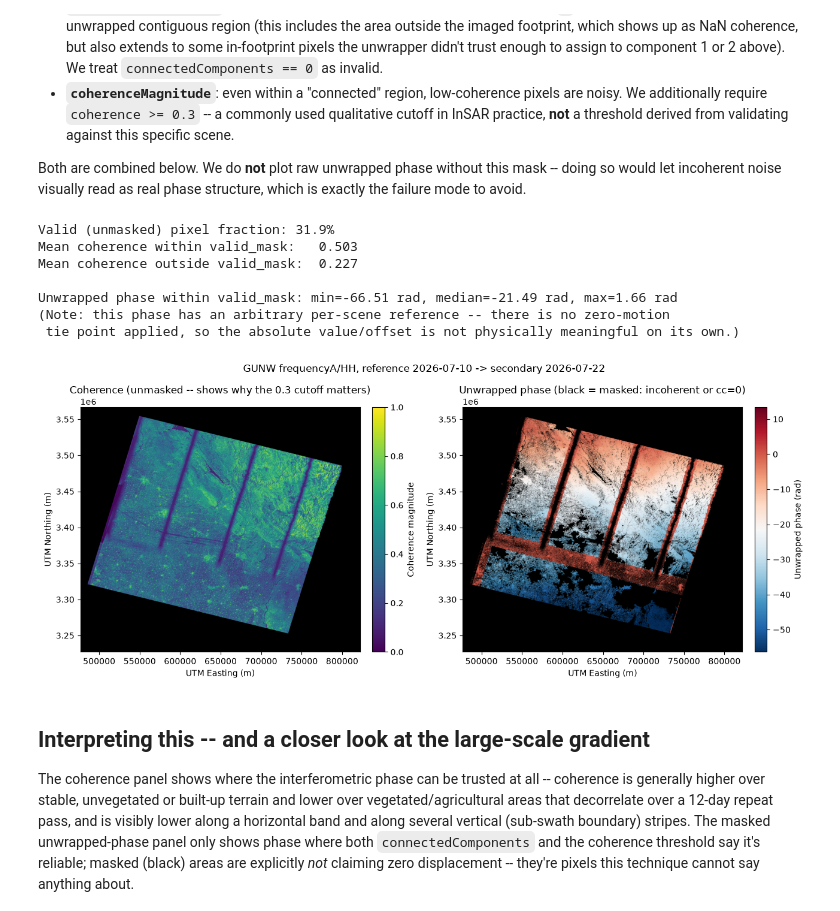
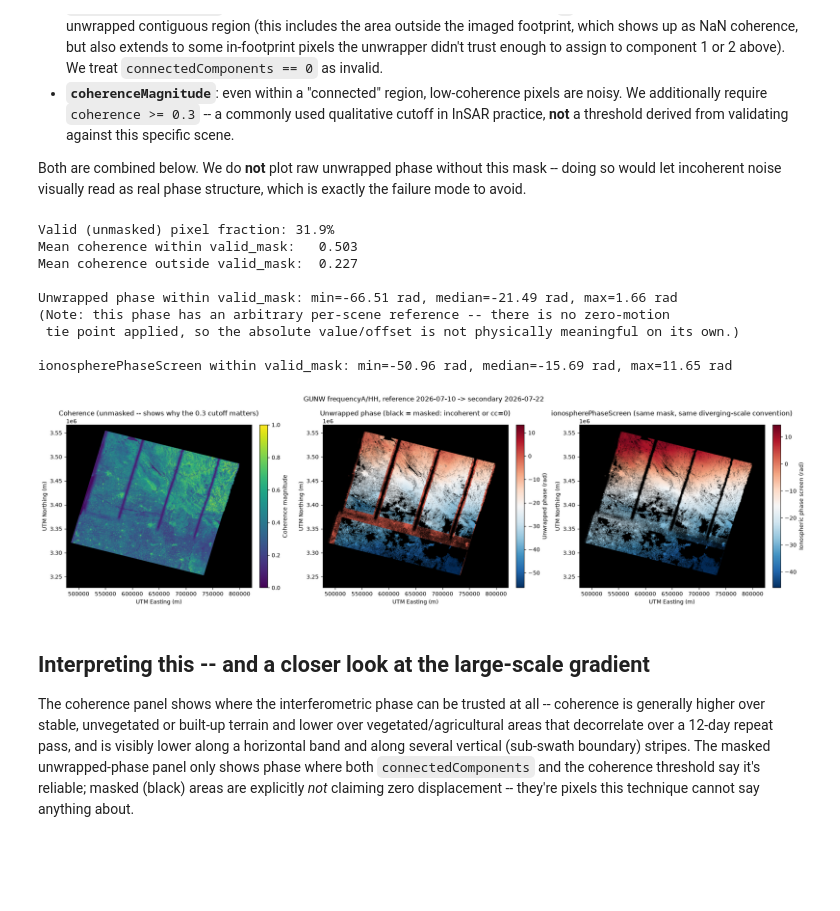
Before and after one commit to AnimeshChoudhury/NISAR_Tutorial, a Jupyter notebook: modules/04_insar_deformation_basics/notebook.ipynb, the cells around one changed output. Drawn from its saved outputs; the diff is of its cells as text; code cells hidden in the pictures; blank space fills up the shorter version.

Commit message:
Correct Module 04 phase gradient interpretation to ionospheric contribution; add ionospherePhaseScreen accessor and fix percentile_clip NaN bug

```diff
--- a/modules/04_insar_deformation_basics/notebook.ipynb
+++ b/modules/04_insar_deformation_basics/notebook.ipynb
@@ -96,6 +96,7 @@ The unwrapped-interferogram grid (`unwrappedPhase`, `coherenceMagnitude`, `conne
 phase = gunw.get_unwrapped_layer("unwrappedPhase", "A", "HH")[:]
 coherence = gunw.get_unwrapped_layer("coherenceMagnitude", "A", "HH")[:]
 connected_components = gunw.get_unwrapped_layer("connectedComponents", "A", "HH")[:]
+ionosphere = gunw.get_ionospheric_phase_screen("A", "HH")[:]
 coords = gunw.coordinates("A", "HH")
 
 print("Layer shape:", phase.shape)
@@ -103,6 +104,8 @@ print(f"Coherence: min={np.nanmin(coherence):.3f} max={np.nanmax(coherence):.3f}
 print(f"NaN fraction in coherence (outside imaged footprint): {np.isnan(coherence).mean():.1%}")
 unique_cc, counts_cc = np.unique(connected_components, return_counts=True)
 print("connectedComponents values and pixel counts:", dict(zip(unique_cc.tolist(), counts_cc.tolist())))
+print(f"ionospherePhaseScreen: min={np.nanmin(ionosphere):.2f} max={np.nanmax(ionosphere):.2f} rad "
+      f"(finite over {np.isfinite(ionosphere).mean():.1%} of the grid)")
 # %% [output]
 Layer shape: (4248, 4320)
 Coherence: min=0.002 max=0.985 mean=0.392
@@ -129,6 +133,11 @@ print(f"\nUnwrapped phase within valid_mask: min={np.nanmin(phase_valid):.2f} ra
       f"median={median_phase:.2f} rad, max={np.nanmax(phase_valid):.2f} rad")
 print("(Note: this phase has an arbitrary per-scene reference -- there is no zero-motion")
 print(" tie point applied, so the absolute value/offset is not physically meaningful on its own.)")
+
+ionosphere_valid = np.where(valid_mask, ionosphere, np.nan)
+median_ionosphere = float(np.nanmedian(ionosphere_valid))
+print(f"\nionospherePhaseScreen within valid_mask: min={np.nanmin(ionosphere_valid):.2f} rad, "
+      f"median={median_ionosphere:.2f} rad, max={np.nanmax(ionosphere_valid):.2f} rad")
 # %% [output]
 Valid (unmasked) pixel fraction: 31.9%
 Mean coherence within valid_mask:   0.503
@@ -137,25 +146,32 @@ Mean coherence outside valid_mask:  0.227
 Unwrapped phase within valid_mask: min=-66.51 rad, median=-21.49 rad, max=1.66 rad
 (Note: this phase has an arbitrary per-scene reference -- there is no zero-motion
  tie point applied, so the absolute value/offset is not physically meaningful on its own.)
+
+ionospherePhaseScreen within valid_mask: min=-50.96 rad, median=-15.69 rad, max=11.65 rad
 # %%
 extent = [coords["x"].min(), coords["x"].max(), coords["y"].min(), coords["y"].max()]
 
-fig, axes = viz.new_figure(ncols=2)
+fig, axes = viz.new_figure(ncols=3)
 viz.imshow_masked(
     axes[0], coherence, valid_mask=None, cmap="viridis", vmin=0, vmax=1, extent=extent,
     xlabel="UTM Easting (m)", ylabel="UTM Northing (m)", colorbar_label="Coherence magnitude",
     title="Coherence (unmasked -- shows why the 0.3 cutoff matters)",
 )
 viz.imshow_diverging(
     axes[1], phase_valid, valid_mask=valid_mask, center=median_phase, cmap="RdBu_r", extent=extent,
     xlabel="UTM Easting (m)", ylabel="UTM Northing (m)", colorbar_label="Unwrapped phase (rad)",
     title="Unwrapped phase (black = masked: incoherent or cc=0)",
 )
+viz.imshow_diverging(
+    axes[2], ionosphere_valid, valid_mask=valid_mask, center=median_ionosphere, cmap="RdBu_r", extent=extent,
+    xlabel="UTM Easting (m)", ylabel="UTM Northing (m)", colorbar_label="Ionospheric phase screen (rad)",
+    title="ionospherePhaseScreen (same mask, same diverging-scale convention)",
+)
 fig.suptitle("GUNW frequencyA/HH, reference 2026-07-10 -> secondary 2026-07-22")
 fig.tight_layout()
 plt.show()
 # %% [output]
-[figure, old version]
+[figure, new version]
 # %% [markdown]
 ## Interpreting this -- and a closer look at the large-scale gradient
 
```
Also changed, not shown: parts of 6 cells of this notebook, 6 other files.
